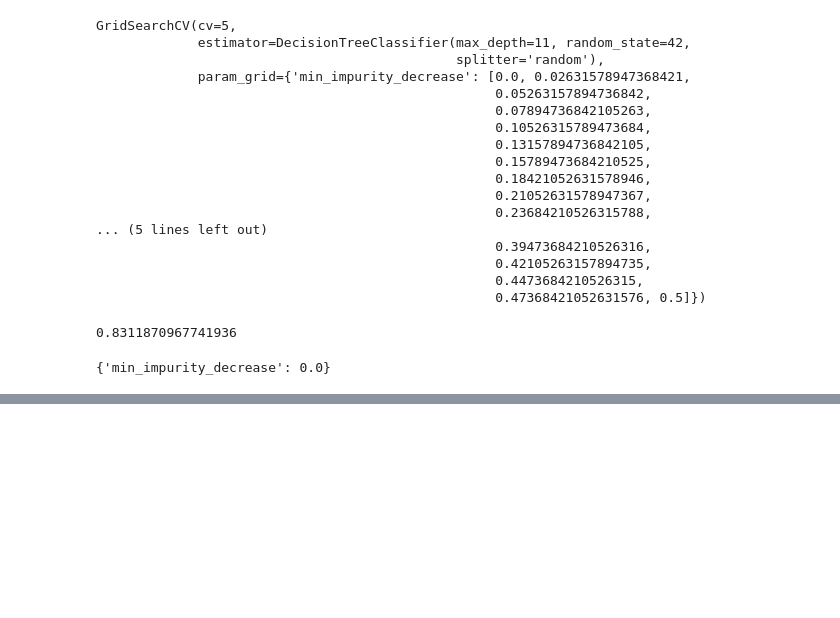
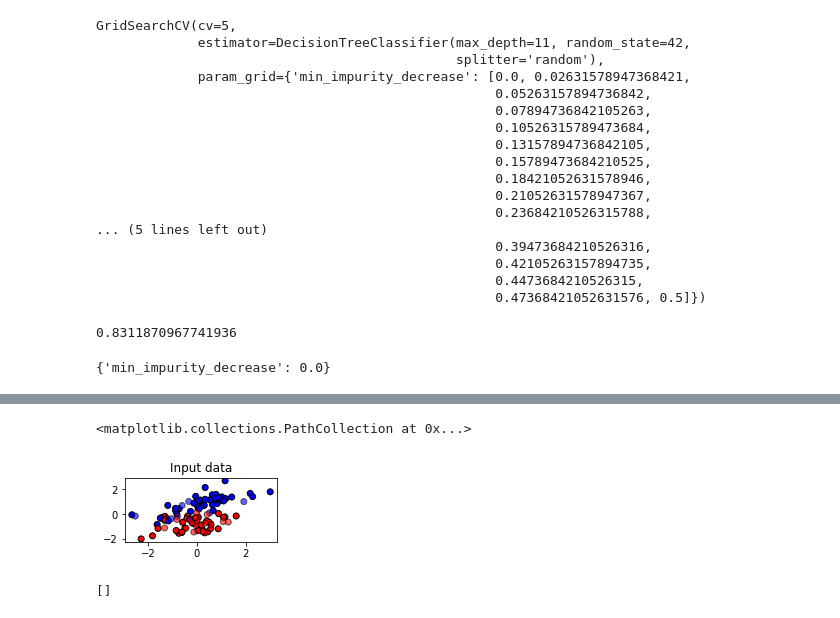
Before and after one commit to starJsm/learn-sklearn, a Jupyter notebook: DT/dt.ipynb, the cells around one changed output, grey strips where cells are left out. Saved outputs shown, nothing was run; the diff lists cells and outputs as text; code cells hidden in the pictures; blank space fills up the shorter version.

```diff
--- a/DT/dt.ipynb
+++ b/DT/dt.ipynb
@@ -313,0 +361,9 @@ GS.best_params_
+# %%
+#开始迭代数据,对datasets中的数据进行for循环
+# for ds_index, ds in enumerate(datasets):
+    #对X中的数据进行标准化处理,然后分训练集和测试集
+X = StandardScaler().fit_transform(X)
+X_train, X_test, y_train, y_test = train_test_split(X, y, test_size=.2, random_state=42)
+#找出数据集中两个特征的最大值和最小值，创造一个比两个特征的区间本身更大一点的区间
+x1_min, x1_max = X[:, 0].min() - .5, X[:, 0].max() + .5
+x2_min, x2_max = X[:, 1].min() - .5, X[:, 1].max() + .5
@@ -313,0 +378,26 @@ GS.best_params_
+# %%
+#接下来生成彩色画布
+#用ListedColormap为画布创建颜色,#FF0000正红,#0000FF正蓝
+cm = plt.cm.RdBu
+cm_bright = ListedColormap(['#FF0000', '#0000FF'])
+#在画布上加上一个子图,数据为len(datasets)行,2列,放在位置i上
+ax = plt.subplot(3, 2, 1)
+#到这里为止,已经生成了0~1之间的坐标系3个了,接下来为我们的坐标系放上标题
+#我们有三个坐标系,但我们只需要在第一个坐标系上有标题,因此设定if ds_index==0这个条件
+ax.set_title("Input data")
+#将数据集的分布放到我们的坐标系上
+ax.scatter(X_train[:, 0], X_train[:, 1], c=y_train,
+            cmap=cm_bright,edgecolors='k')
+ax.scatter(X_test[:, 0], X_test[:, 1], c=y_test,
+            cmap=cm_bright, alpha=0.6,edgecolors='k')
+# %% [output]
+<matplotlib.collections.PathCollection at 0x...>
+[figure, added]
+# %%
+#为图设置坐标轴的最大值和最小值，并设定没有坐标轴
+ax.set_xlim(array1.min(), array1.max())
+ax.set_ylim(array2.min(), array2.max())
+ax.set_xticks(())
+ax.set_yticks(())
+# %% [output]
+[]
```
Also changed, not shown: parts of 8 cells of this notebook.
